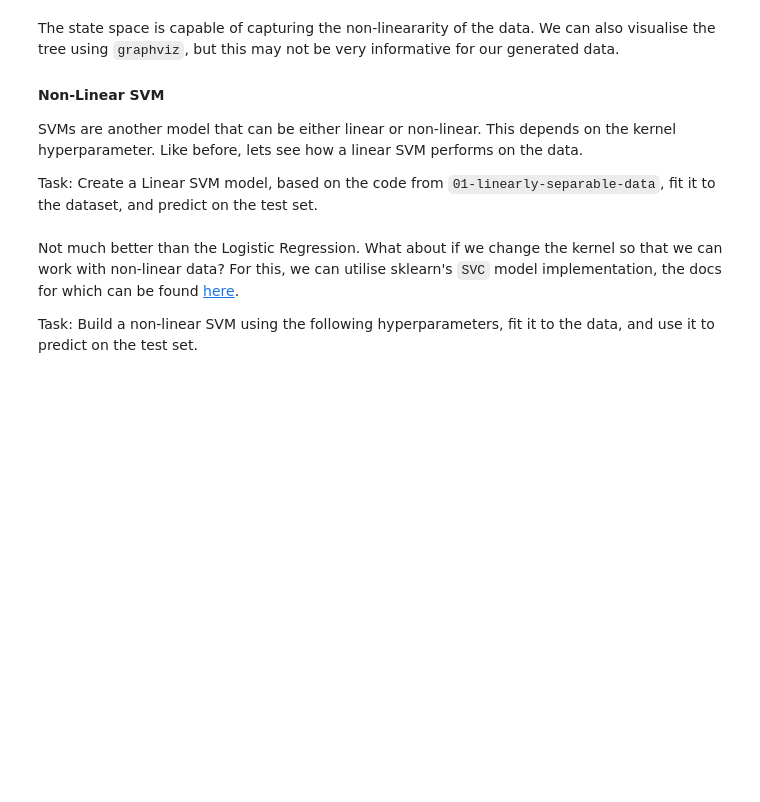
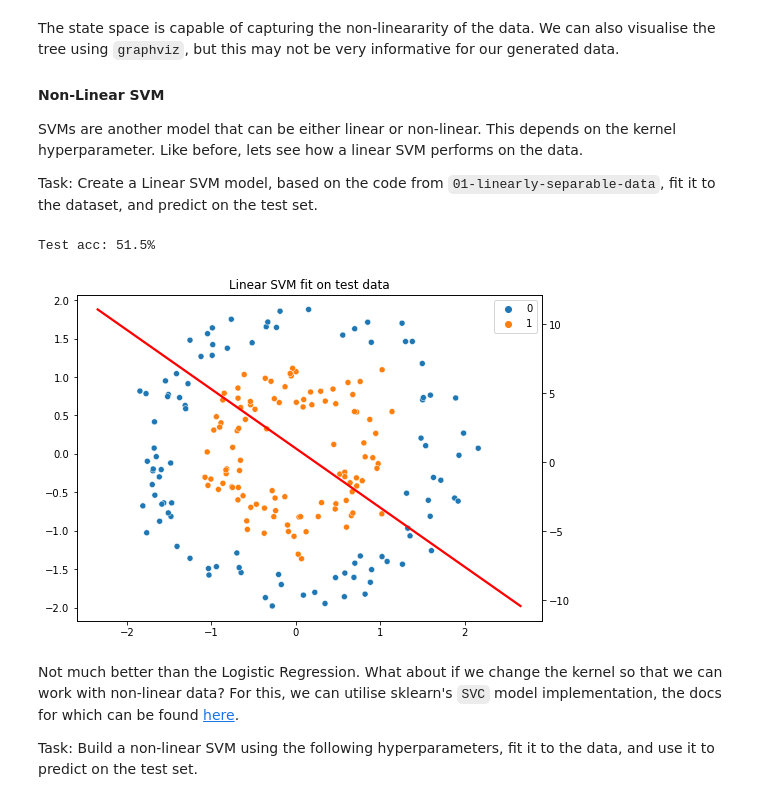
Before and after one commit to vikramnayyarcs/contemporary-data-science, a Jupyter notebook: 02-non-linearly-separable-data.ipynb, the cells around one changed output. Drawn from its saved outputs; the diff is of its cells as text; code cells hidden in the pictures; blank space fills up the shorter version.

```diff
--- a/02-non-linearly-separable-data.ipynb
+++ b/02-non-linearly-separable-data.ipynb
@@ -173,11 +147,18 @@ Task: Create a Linear SVM model, based on the code from `01-linearly-separable-d
 # %%
 from sklearn.svm import LinearSVC
 
-svm = #...
+svm = LinearSVC(C=C,loss='hinge')
+svm.fit(data_train, labels_train)
+
+linear_svm_label_predictions = svm.predict(data_test_scaled)
+test_acc = accuracy_score(labels_test, linear_svm_label_predictions)
 
 print(f"Test acc: {test_acc * 100}%")
 plot_linear_fit(svm, data_test_scaled, labels_test,
                 "Linear SVM fit on test data")
+# %% [output]
+Test acc: 51.5%
+[figure, added]
 # %% [markdown]
 Not much better than the Logistic Regression. What about if we change the kernel so that we can work with non-linear data? For this, we can utilise sklearn's `SVC` model implementation, the docs for which can be found [here](https://scikit-learn.org/stable/modules/generated/sklearn.svm.SVC.html).
 
```
Also changed, not shown: parts of 6 cells of this notebook.
